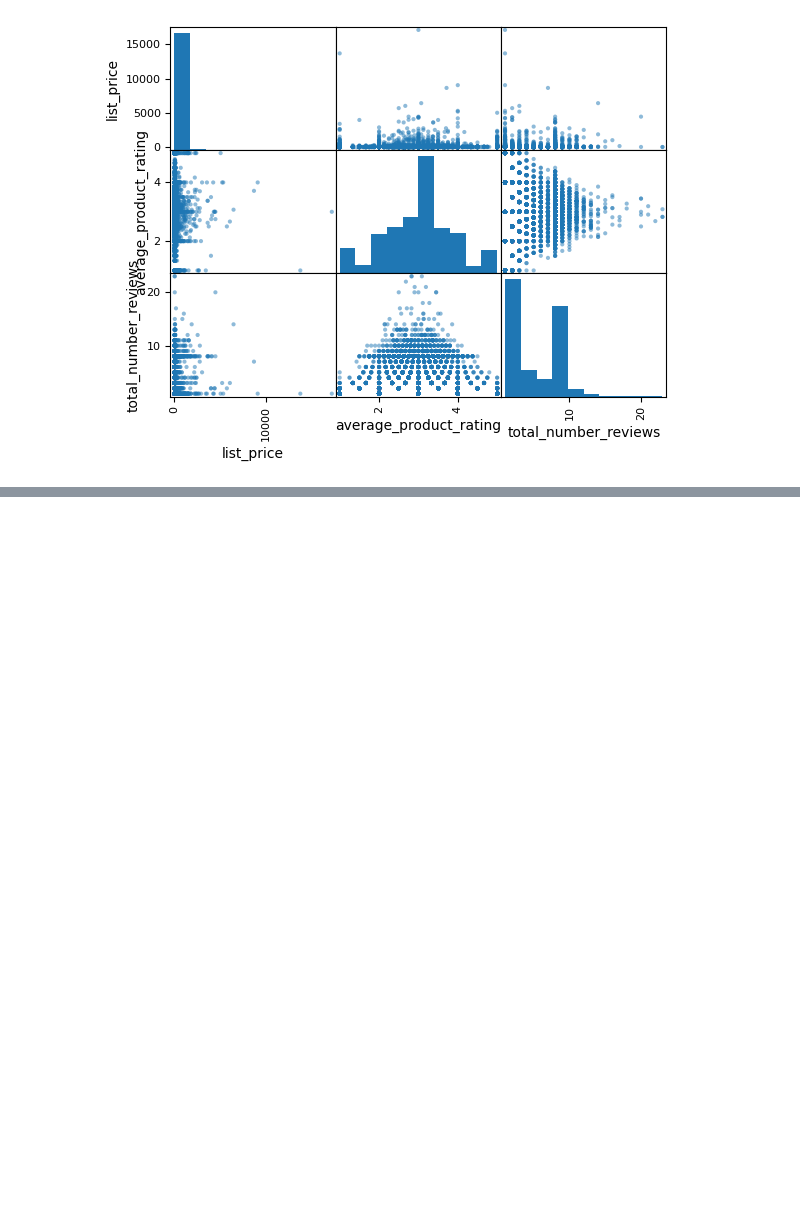
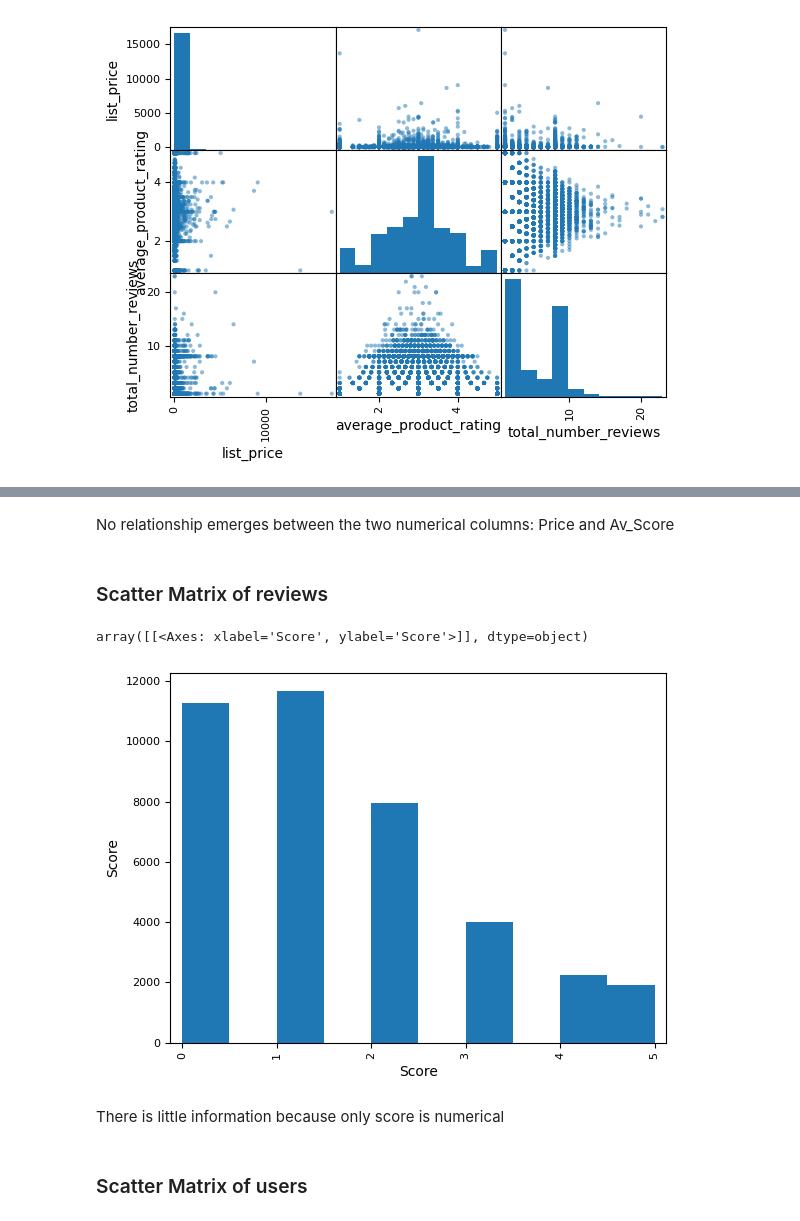
Before and after one commit to Kirera-Wainaina/data-manipulation-class-assignment, a Jupyter notebook: 3367315_BD2.ipynb, the cells around one changed output, grey strips where cells are left out. Drawn from its saved outputs; the diff is of its cells as text; code cells hidden in the pictures; blank space fills up the shorter version.

```diff
--- a/3367315_BD2.ipynb
+++ b/3367315_BD2.ipynb
@@ -424,0 +467,13 @@ pd.plotting.scatter_matrix(jcpenney_products);
+# %% [markdown]
+No relationship emerges between the two numerical columns: Price and Av_Score
+# %% [markdown]
+### Scatter Matrix of reviews
+# %%
+pd.plotting.scatter_matrix(reviews)
+# %% [output]
+array([[<Axes: xlabel='Score', ylabel='Score'>]], dtype=object)
+[figure, added]
+# %% [markdown]
+There is little information because only score is numerical
+# %% [markdown]
+### Scatter Matrix of users
```
Also changed, not shown: parts of 37 cells of this notebook.
